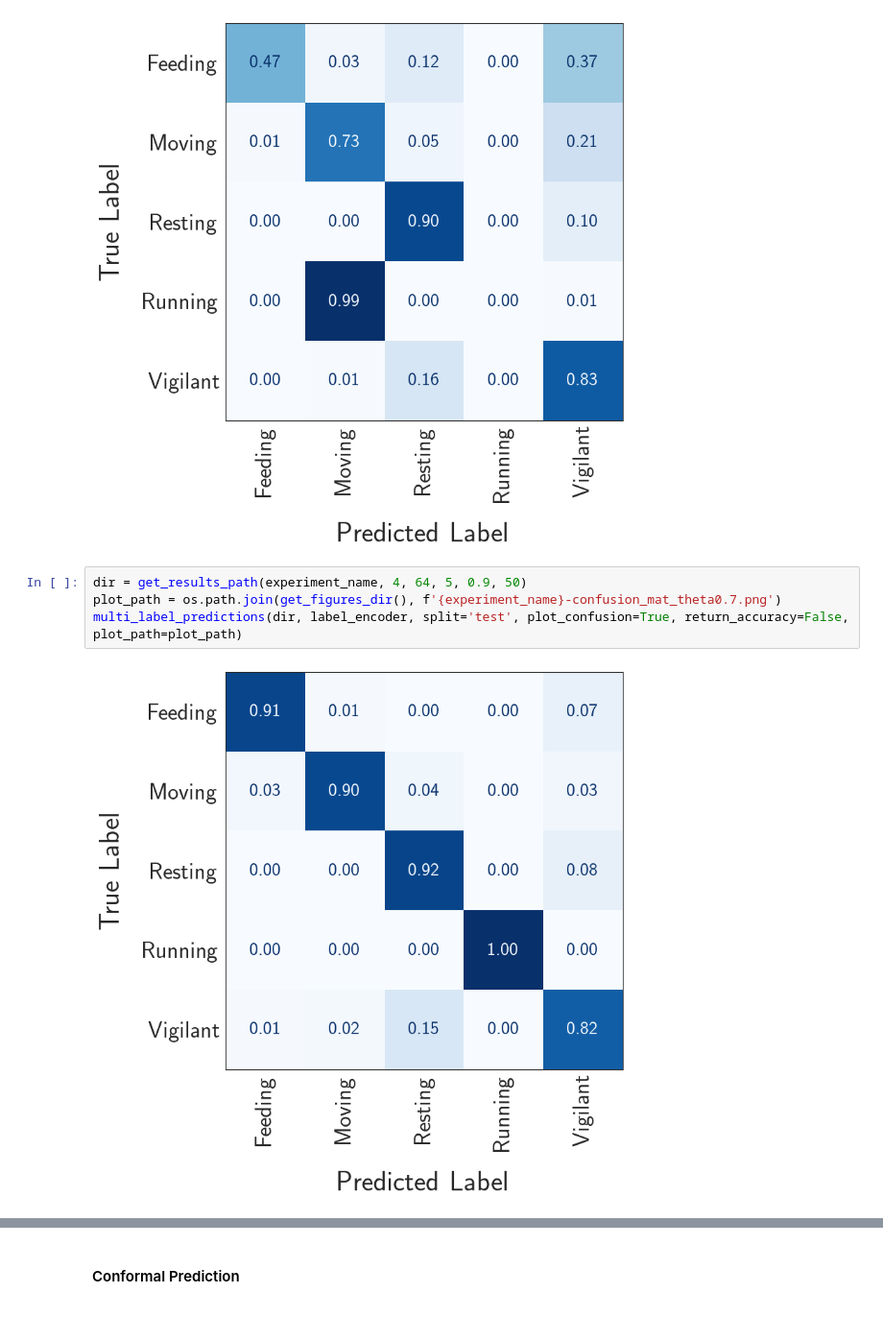
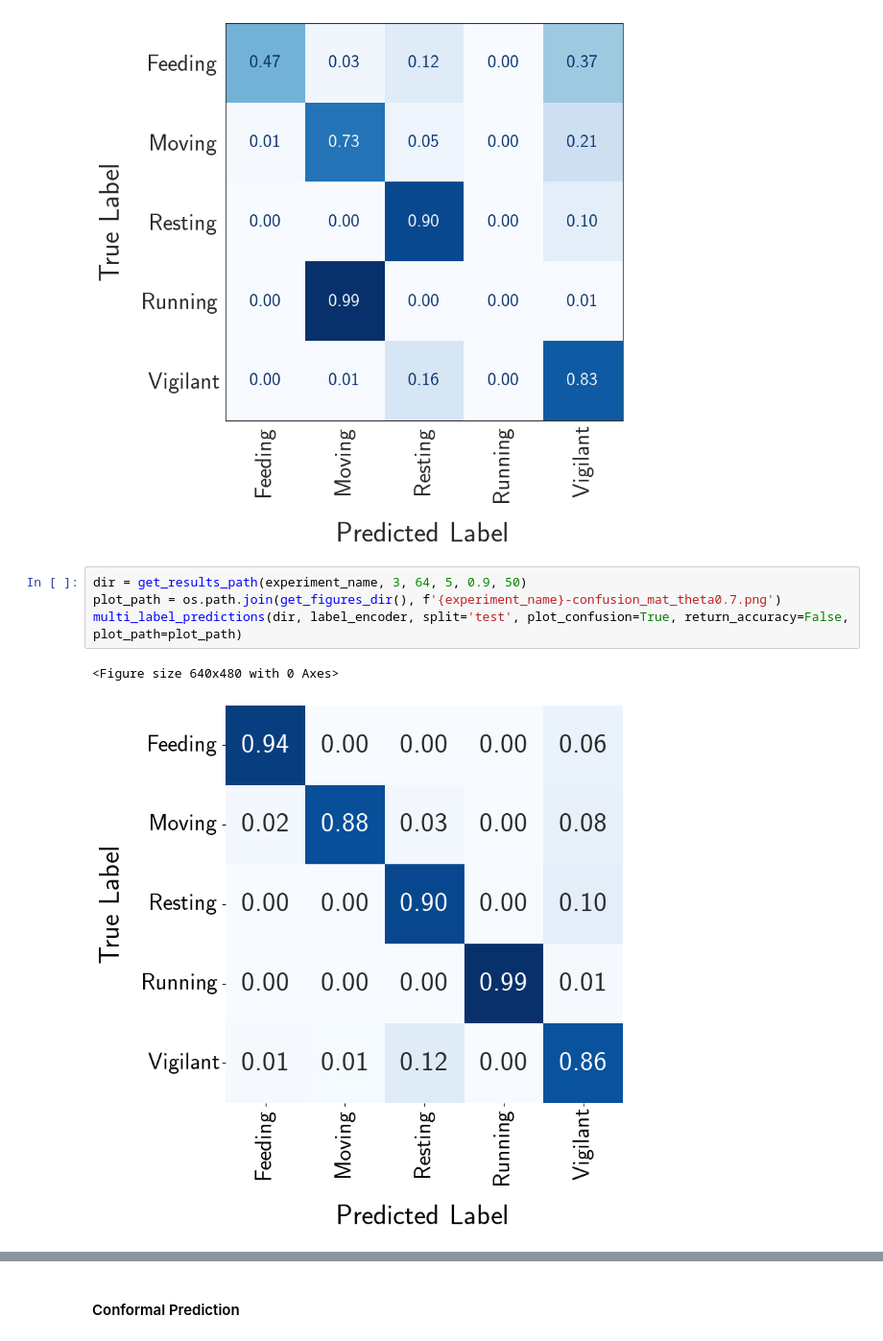
Before and after one commit to medhaaga/AWD-Biologging, a Jupyter notebook: notebooks/interyear.ipynb, the cells around one changed output, grey strips where cells are left out. Shown at 96% size. Drawn from its saved outputs; the diff is of its cells as text.

Commit message:
experiment objects

```diff
--- a/notebooks/interyear.ipynb
+++ b/notebooks/interyear.ipynb
@@ -164,11 +164,12 @@ multi_label_predictions(dir, label_encoder, split='test', plot_confusion=True, r
 # %% [output]
 [figure]
 # %%
-dir = get_results_path(experiment_name, 4, 64, 5, 0.9, 50)
+dir = get_results_path(experiment_name, 3, 64, 5, 0.9, 50)
 plot_path = os.path.join(get_figures_dir(), f'{experiment_name}-confusion_mat_theta0.7.png')
 multi_label_predictions(dir, label_encoder, split='test', plot_confusion=True, return_accuracy=False, plot_path=plot_path)
 # %% [output]
+<Figure size 640x480 with 0 Axes>
-[figure, old version]
+[figure, new version]
 # %%
 print('VALIDATION PRECISION SCORE')
 print('---------------------')
```
Also changed, not shown: parts of 7 cells of this notebook, 50 other files.
